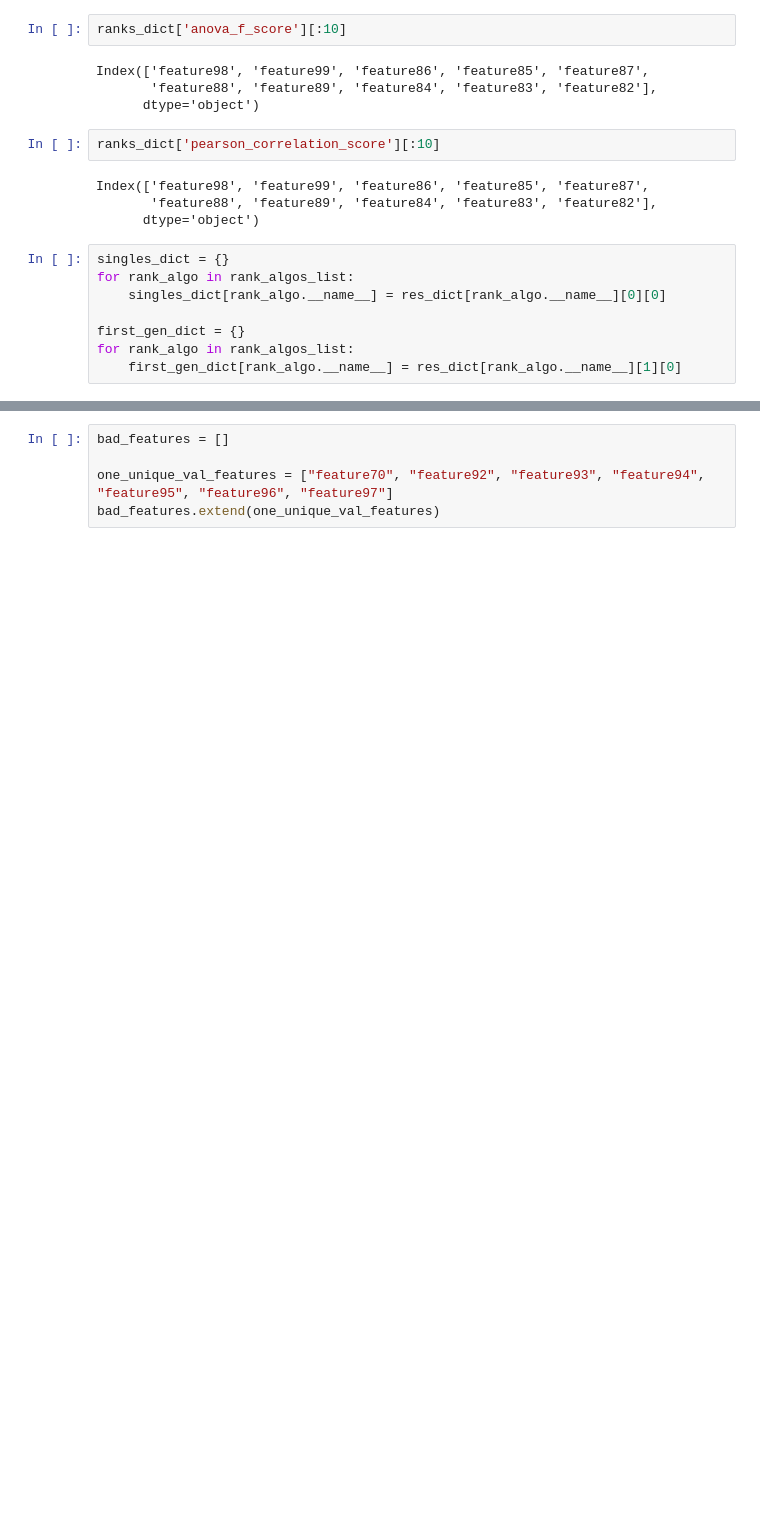
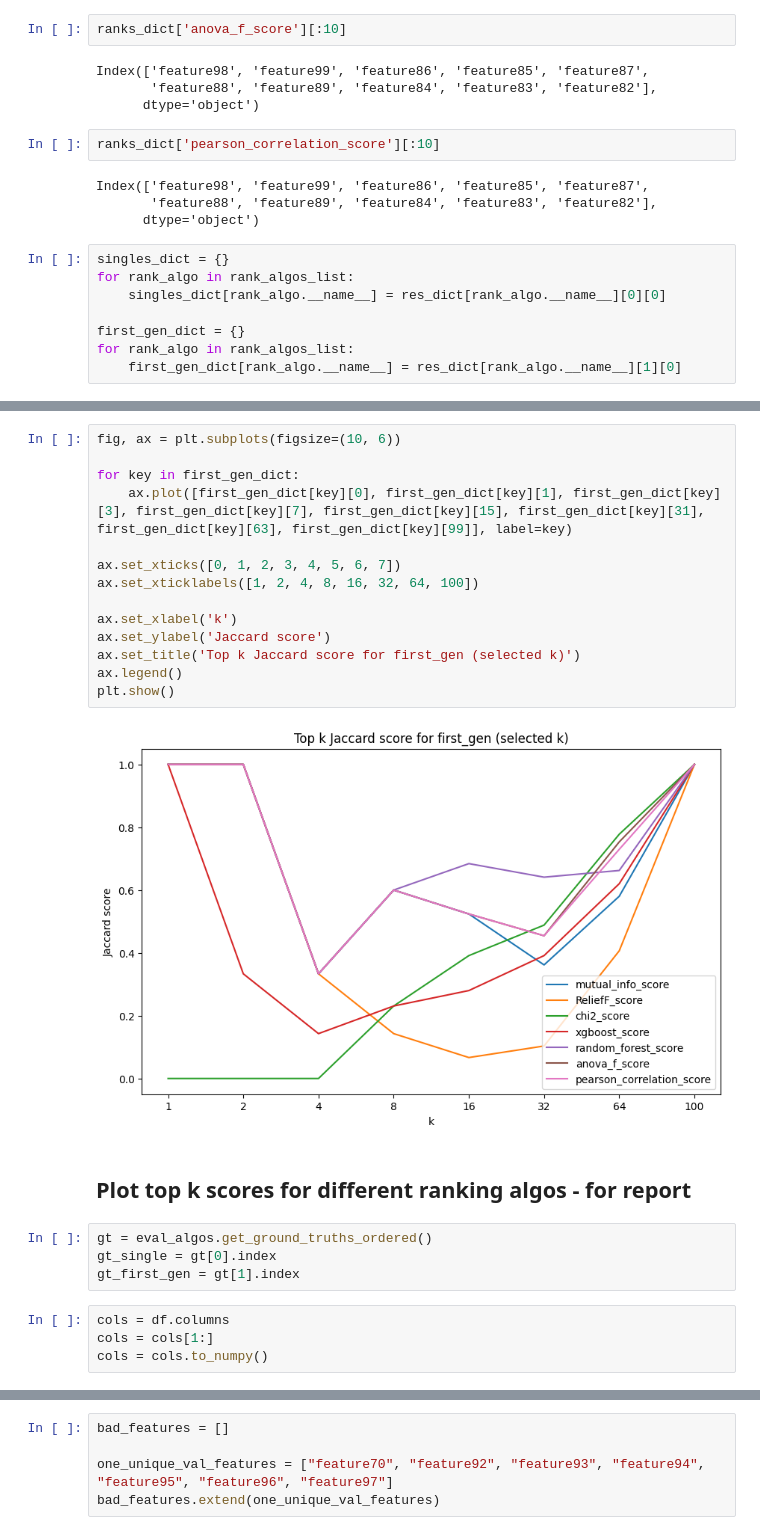
Before and after one commit to amadejp/DS_Project_Feature_Selection, a Jupyter notebook: src/top_k_features.ipynb, the cells around one changed output, grey strips where cells are left out. Saved outputs shown, nothing was run; the diff lists cells and outputs as text; blank space fills up the shorter version.

Commit message:
Interim Report Updated

```diff
--- a/src/top_k_features.ipynb
+++ b/src/top_k_features.ipynb
@@ -165,0 +165,26 @@ plt.show()
+# %%
+fig, ax = plt.subplots(figsize=(10, 6))
+
+for key in first_gen_dict:
+    ax.plot([first_gen_dict[key][0], first_gen_dict[key][1], first_gen_dict[key][3], first_gen_dict[key][7], first_gen_dict[key][15], first_gen_dict[key][31], first_gen_dict[key][63], first_gen_dict[key][99]], label=key)
+
+ax.set_xticks([0, 1, 2, 3, 4, 5, 6, 7])
+ax.set_xticklabels([1, 2, 4, 8, 16, 32, 64, 100])
+
+ax.set_xlabel('k')
+ax.set_ylabel('Jaccard score')
+ax.set_title('Top k Jaccard score for first_gen (selected k)')
+ax.legend()
+plt.show()
+# %% [output]
+[figure, added]
+# %% [markdown]
+## Plot top k scores for different ranking algos - for report
+# %%
+gt = eval_algos.get_ground_truths_ordered()
+gt_single = gt[0].index
+gt_first_gen = gt[1].index
+# %%
+cols = df.columns
+cols = cols[1:]
+cols = cols.to_numpy()
```
Also changed, not shown: parts of 22 cells of this notebook, 8 other files.
